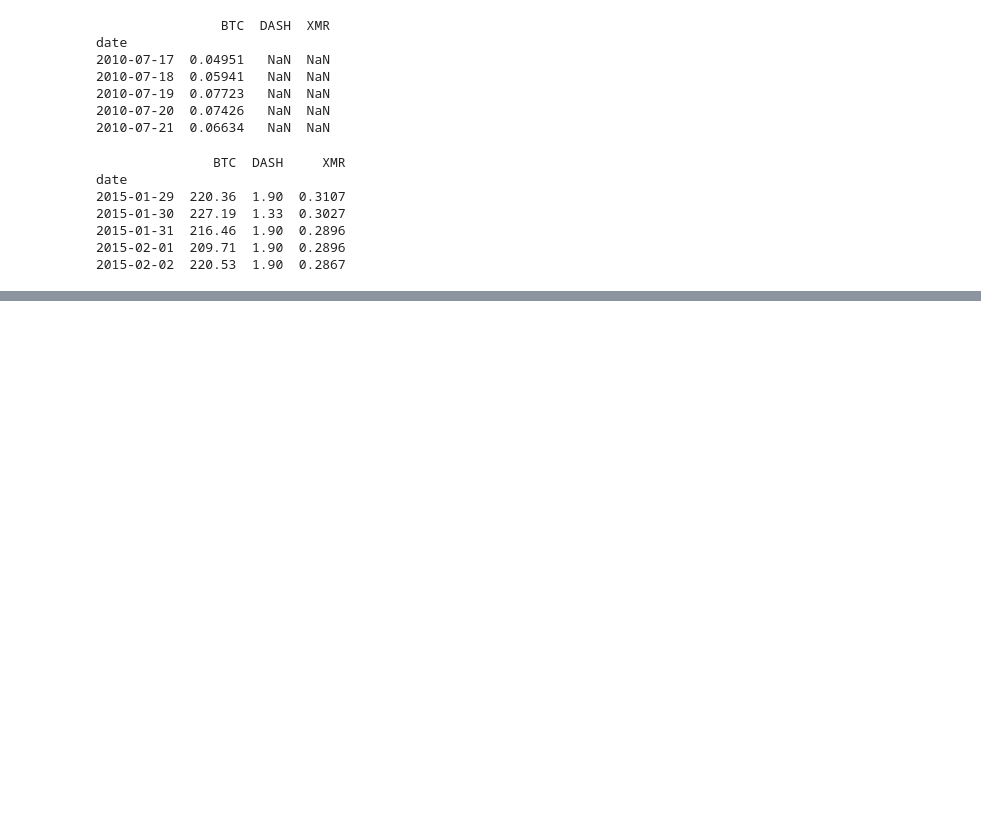
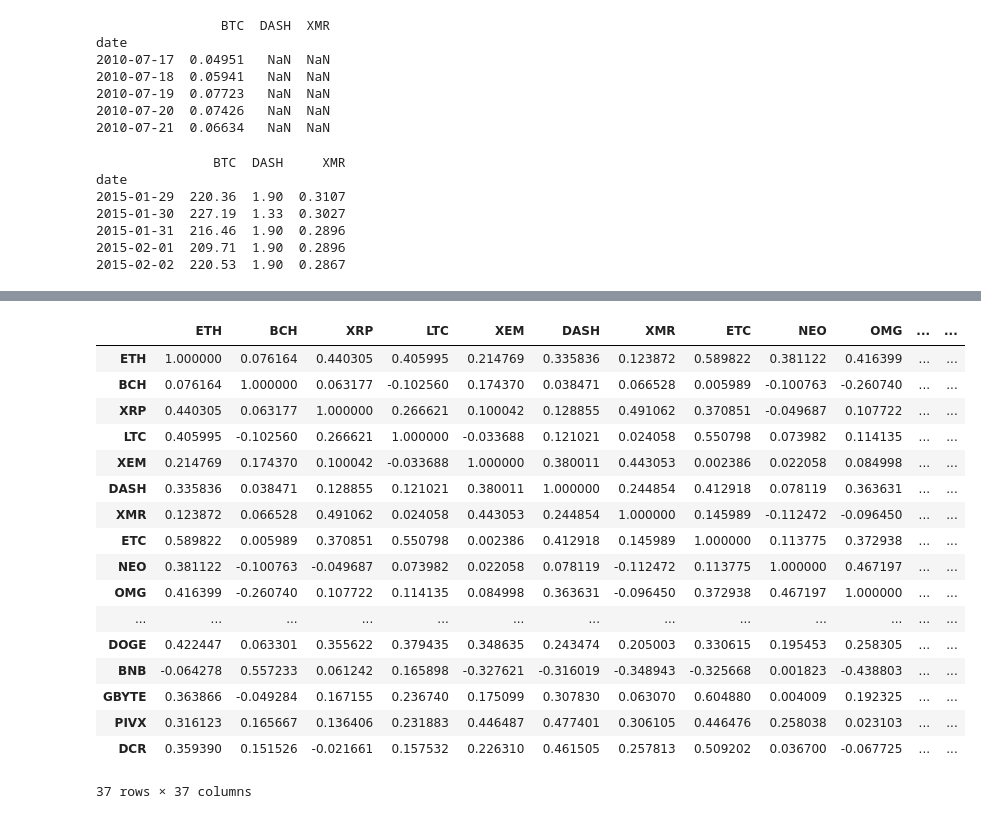
Before and after one commit to alexus987/crypto, a Jupyter notebook: N-CryptoAsset Portfolios/Identifying Highly Correlated Cryptocurrencies.ipynb, the cells around one changed output, grey strips where cells are left out. Drawn from its saved outputs; the diff is of its cells as text; code cells hidden in the pictures; blank space fills up the shorter version.

```diff
--- a/N-CryptoAsset Portfolios/Identifying Highly Correlated Cryptocurrencies.ipynb
+++ b/N-CryptoAsset Portfolios/Identifying Highly Correlated Cryptocurrencies.ipynb
@@ -295,0 +362,22 @@ ZEC DASH
+# %%
+df_2017 = df[(df.index.year == 2017)&(df.index.month == 8)]
+df_2017.pct_change().corr(method='pearson')
+# %% [output]
+|  | ETH | BCH | XRP | LTC | XEM | DASH | XMR | ETC | NEO | OMG | ... | ... |
+| ETH | 1.000000 | 0.076164 | 0.440305 | 0.405995 | 0.214769 | 0.335836 | 0.123872 | 0.589822 | 0.381122 | 0.416399 | ... | ... |
+| BCH | 0.076164 | 1.000000 | 0.063177 | -0.102560 | 0.174370 | 0.038471 | 0.066528 | 0.005989 | -0.100763 | -0.260740 | ... | ... |
+| XRP | 0.440305 | 0.063177 | 1.000000 | 0.266621 | 0.100042 | 0.128855 | 0.491062 | 0.370851 | -0.049687 | 0.107722 | ... | ... |
+| LTC | 0.405995 | -0.102560 | 0.266621 | 1.000000 | -0.033688 | 0.121021 | 0.024058 | 0.550798 | 0.073982 | 0.114135 | ... | ... |
+| XEM | 0.214769 | 0.174370 | 0.100042 | -0.033688 | 1.000000 | 0.380011 | 0.443053 | 0.002386 | 0.022058 | 0.084998 | ... | ... |
+| DASH | 0.335836 | 0.038471 | 0.128855 | 0.121021 | 0.380011 | 1.000000 | 0.244854 | 0.412918 | 0.078119 | 0.363631 | ... | ... |
+| XMR | 0.123872 | 0.066528 | 0.491062 | 0.024058 | 0.443053 | 0.244854 | 1.000000 | 0.145989 | -0.112472 | -0.096450 | ... | ... |
+| ETC | 0.589822 | 0.005989 | 0.370851 | 0.550798 | 0.002386 | 0.412918 | 0.145989 | 1.000000 | 0.113775 | 0.372938 | ... | ... |
+| NEO | 0.381122 | -0.100763 | -0.049687 | 0.073982 | 0.022058 | 0.078119 | -0.112472 | 0.113775 | 1.000000 | 0.467197 | ... | ... |
+| OMG | 0.416399 | -0.260740 | 0.107722 | 0.114135 | 0.084998 | 0.363631 | -0.096450 | 0.372938 | 0.467197 | 1.000000 | ... | ... |
+| ... | ... | ... | ... | ... | ... | ... | ... | ... | ... | ... | ... | ... |
+| DOGE | 0.422447 | 0.063301 | 0.355622 | 0.379435 | 0.348635 | 0.243474 | 0.205003 | 0.330615 | 0.195453 | 0.258305 | ... | ... |
+| BNB | -0.064278 | 0.557233 | 0.061242 | 0.165898 | -0.327621 | -0.316019 | -0.348943 | -0.325668 | 0.001823 | -0.438803 | ... | ... |
+| GBYTE | 0.363866 | -0.049284 | 0.167155 | 0.236740 | 0.175099 | 0.307830 | 0.063070 | 0.604880 | 0.004009 | 0.192325 | ... | ... |
+| PIVX | 0.316123 | 0.165667 | 0.136406 | 0.231883 | 0.446487 | 0.477401 | 0.306105 | 0.446476 | 0.258038 | 0.023103 | ... | ... |
+| DCR | 0.359390 | 0.151526 | -0.021661 | 0.157532 | 0.226310 | 0.461505 | 0.257813 | 0.509202 | 0.036700 | -0.067725 | ... | ... |
+37 rows × 37 columns
```
Also changed, not shown: parts of 24 cells of this notebook, 7 other files.
